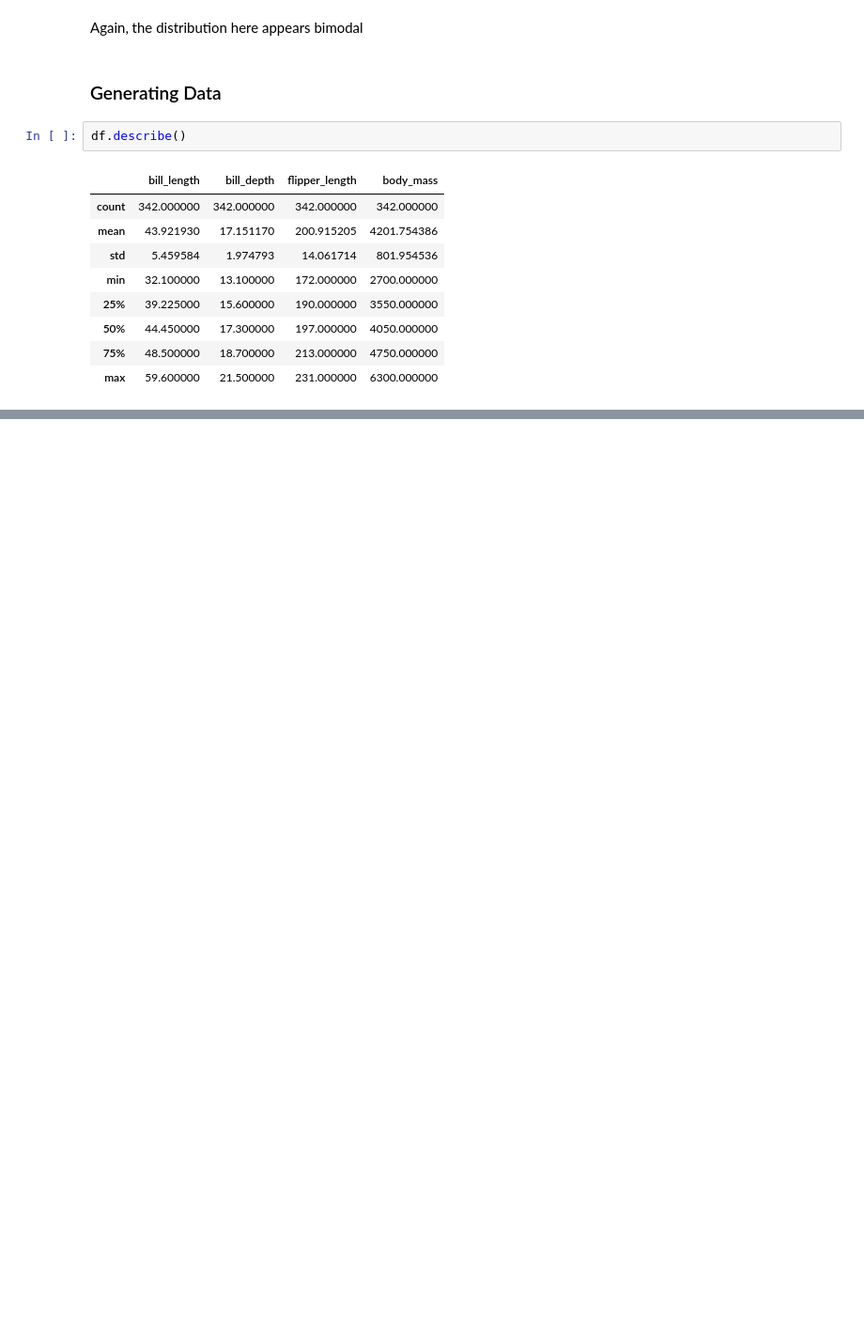
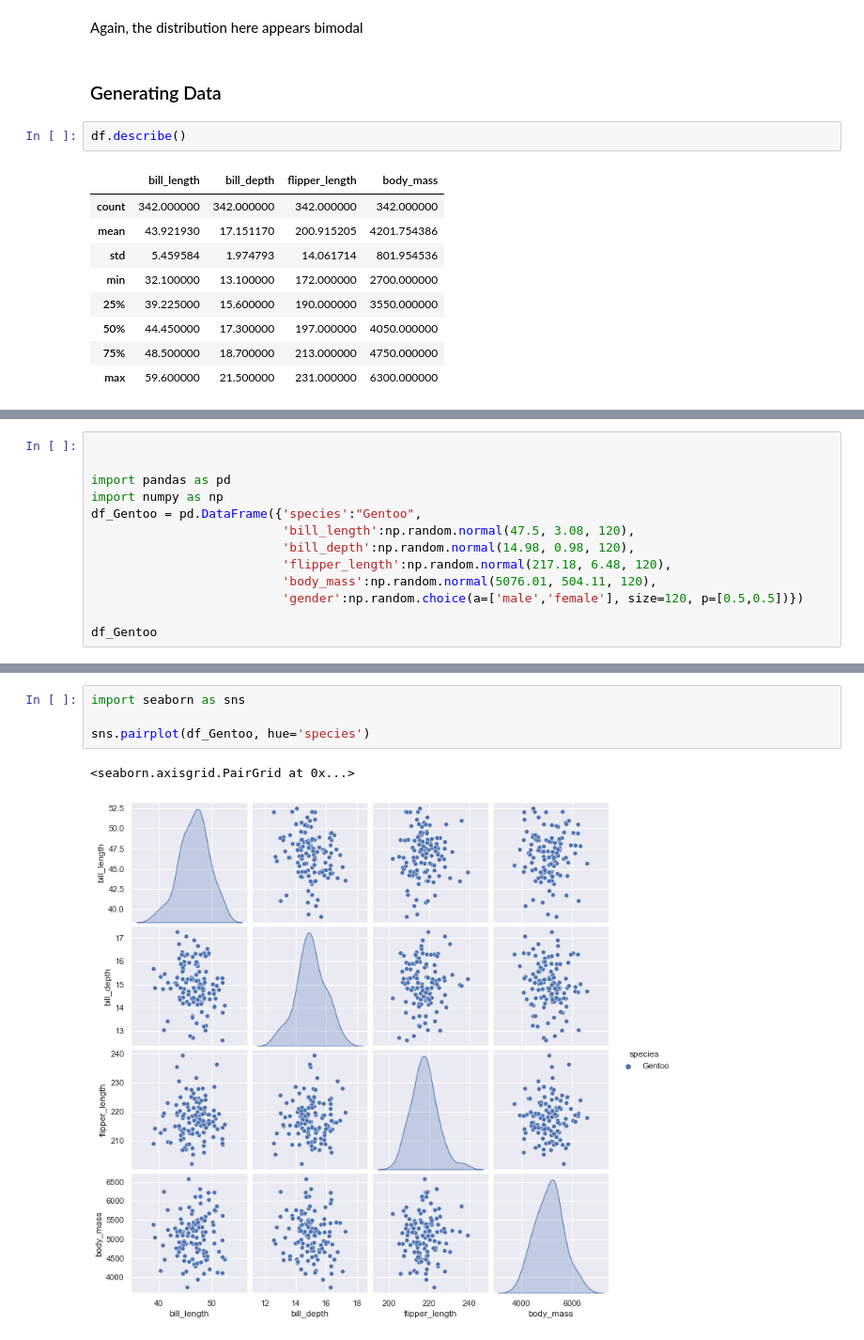
Before and after one commit to jbrad88/pda-project, a Jupyter notebook: pda-project.ipynb, the cells around one changed output, grey strips where cells are left out. Shown at 94% size. Saved outputs shown, nothing was run; the diff lists cells and outputs as text; blank space fills up the shorter version.

```diff
--- a/pda-project.ipynb
+++ b/pda-project.ipynb
@@ -321,0 +422,13 @@ df['']. value_counts()
+# %%
+
+
+import pandas as pd
+import numpy as np
+df_Gentoo = pd.DataFrame({'species':"Gentoo",
+                          'bill_length':np.random.normal(47.5, 3.08, 120),
+                          'bill_depth':np.random.normal(14.98, 0.98, 120),
+                          'flipper_length':np.random.normal(217.18, 6.48, 120),
+                          'body_mass':np.random.normal(5076.01, 504.11, 120),
+                          'gender':np.random.choice(a=['male','female'], size=120, p=[0.5,0.5])})
+
+df_Gentoo
@@ -321,0 +449,7 @@ df['']. value_counts()
+# %%
+import seaborn as sns
+
+sns.pairplot(df_Gentoo, hue='species')
+# %% [output]
+<seaborn.axisgrid.PairGrid at 0x...>
+[figure, added]
```
Also changed, not shown: parts of 21 cells of this notebook, 3 other files.
